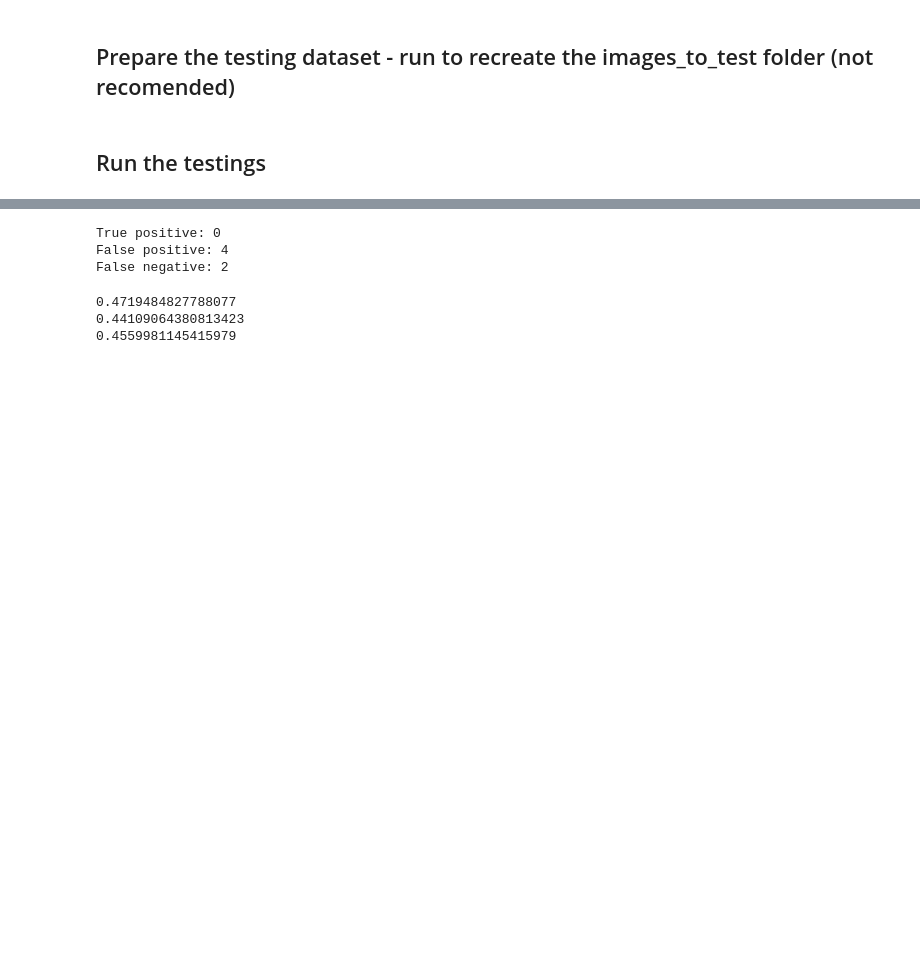
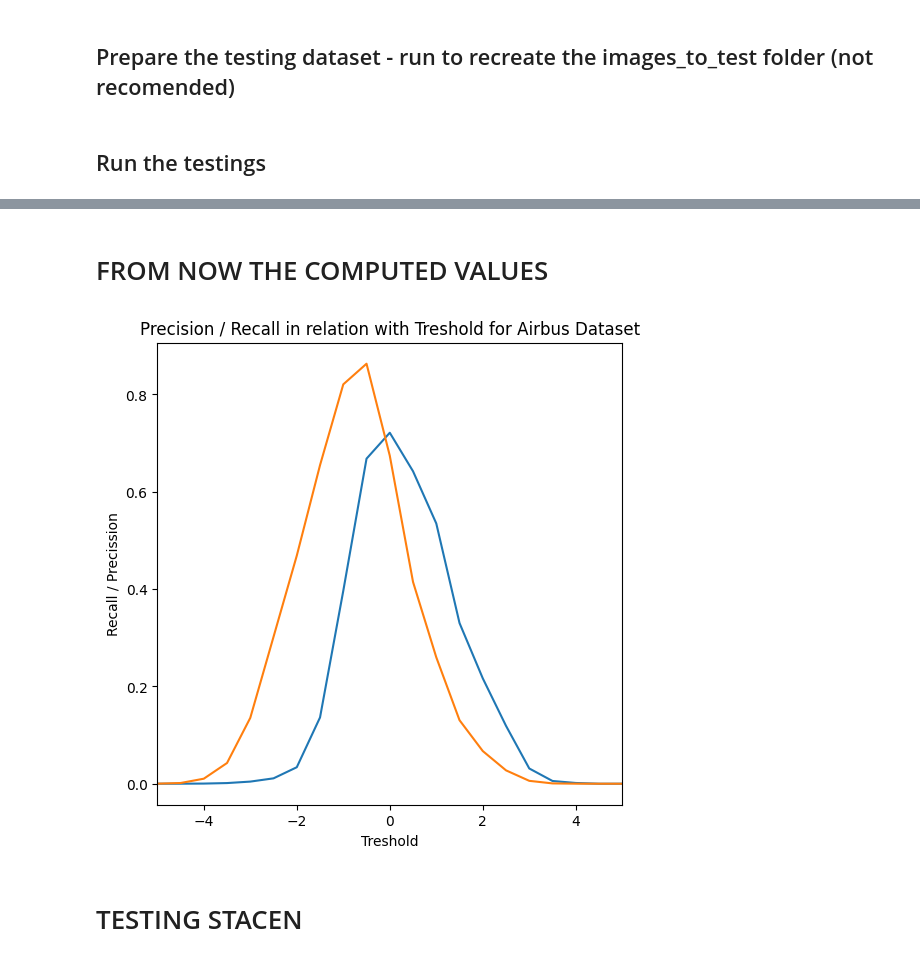
Before and after one commit to TasteDaBombDev/satcen-ship-detection, a Jupyter notebook: ship_detection/unet.ipynb, the cells around one changed output, grey strips where cells are left out. Saved outputs shown, nothing was run; the diff lists cells and outputs as text; code cells hidden in the pictures; blank space fills up the shorter version.

```diff
--- a/ship_detection/unet.ipynb
+++ b/ship_detection/unet.ipynb
@@ -404,20 +424,48 @@ for image in images_to_test:
-# %%
-print('True positive: ' + str(tp))
-print('False positive: ' + str(fp))
-print('False negative: ' + str(fn))
-# %% [output]
-True positive: 0
-False positive: 4
-False negative: 2
-# %%
-precision = tp /  (tp + fp)
-recall = tp /  (tp + fn)
-F1Score = 2 * (precision * recall) / (precision + recall)
-
-print(precision)
-print(recall)
-print(F1Score)
-# %% [output]
-0.4719484827788077
-0.44109064380813423
-0.4559981145415979
+# %% [markdown]
+# FROM NOW THE COMPUTED VALUES
+# %%
+tp = {-5.0: 1, -4.5: 16, -4.0: 113, -3.5: 467, -3.0: 1484, -2.5: 3310, -2.0: 5139, -1.5: 7178, -1.0: 8999, -0.5: 9464, 0.0: 7392, 0.5: 4547, 1.0: 2849, 1.5: 1431, 2.0: 736, 2.5: 301, 3.0: 65, 3.5: 7, 4.0: 1, 4.5: 0, 5.0: 0}
+fp = {-5.0: 273592, -4.5: 344069, -4.0: 370395, -3.5: 346692, -3.0: 338540, -2.5: 296027, -2.0: 146583, -1.5: 45523, -1.0: 13704, -0.5: 4705, 0.0: 2857, 0.5: 2535, 1.0: 2478, 1.5: 2904, 2.0: 2663, 2.5: 2231, 3.0: 2011, 3.5: 1239, 4.0: 651, 4.5: 318, 5.0: 105}
+fn = {-5.0: 10965, -4.5: 10950, -4.0: 10853, -3.5: 10499, -3.0: 9482, -2.5: 7656, -2.0: 5827, -1.5: 3788, -1.0: 1967, -0.5: 1502, 0.0: 3574, 0.5: 6419, 1.0: 8117, 1.5: 9535, 2.0: 10230, 2.5: 10665, 3.0: 10901, 3.5: 10959, 4.0: 10965, 4.5: 10966, 5.0: 10966}
+# %%
+recall = {}
+precision = {}
+F1Score = {}
+
+for treshold in [x / 2 for x in range(-10, 11)]:
+    precision[treshold] = tp[treshold] /  (tp[treshold] + fp[treshold])
+    recall[treshold] = tp[treshold] /  (tp[treshold] + fn[treshold])
+    if precision[treshold] + recall[treshold] != 0 :
+        F1Score[treshold] = 2 * (precision[treshold] * recall[treshold]) / (precision[treshold] + recall[treshold])
+    else:
+        F1Score[treshold] = -1
+# %%
+plt.figure(figsize=(6,6))
+plt.xlabel('Treshold')
+plt.ylabel('Recall / Precission')
+plt.title('Precision / Recall in relation with Treshold for Airbus Dataset')
+plt.xlim([-5,5])
+# plt.ylim([0,1])
+
+recall_total = []
+precision_total = []
+
+precision_total = sorted(precision.items())
+xp, yp = zip(*precision_total)
+
+
+recall_total = sorted(recall.items())
+xr, yr = zip(*recall_total)
+
+# for treshold in [x / 2 for x in range(-10, 11)]:
+#     recall_total.append(recall[treshold])
+#     precision_total.append(precision[treshold])
+
+
+plt.plot(xp, yp)
+plt.plot(xr, yr)
+plt.show()
+# %% [output]
+[figure, added]
+# %% [markdown]
+# TESTING STACEN
```
Also changed, not shown: parts of 11 cells of this notebook, 6 other files.
